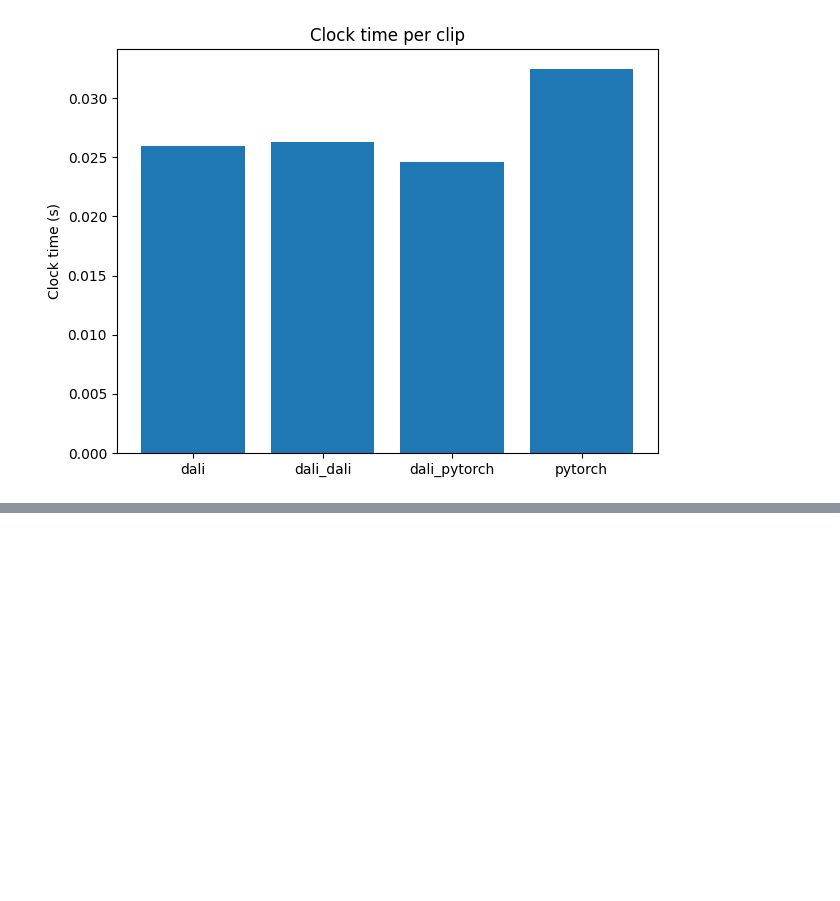
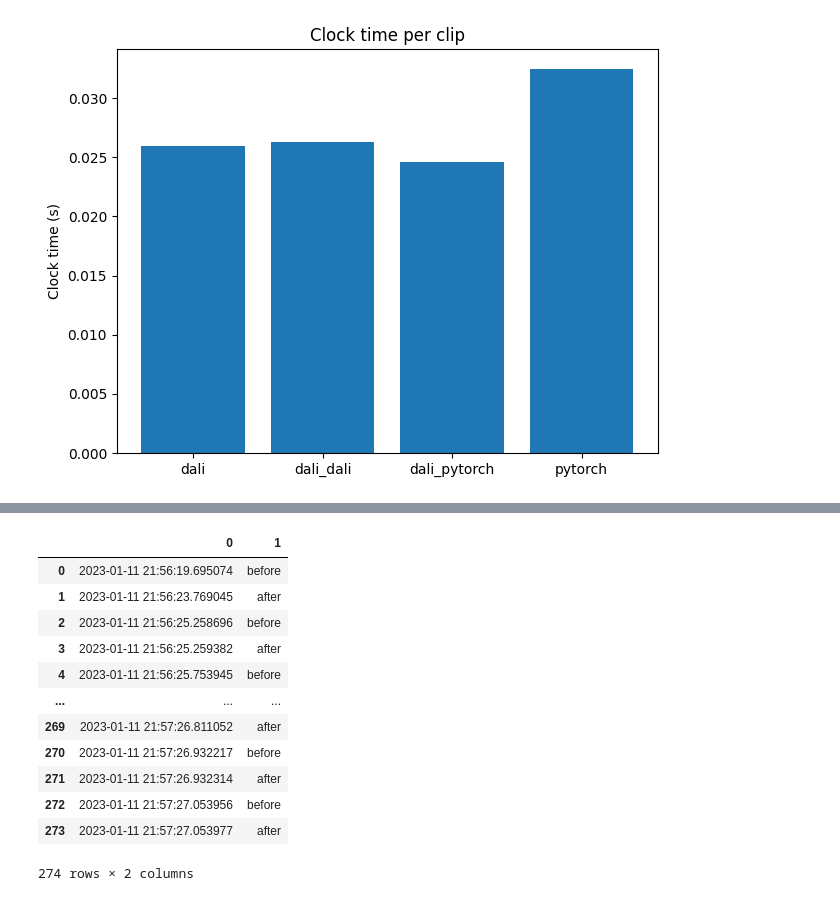
Before and after one commit to kirstenmg/video_processing, a Jupyter notebook: combo_analysis.ipynb, the cells around one changed output, grey strips where cells are left out. Saved outputs shown, nothing was run; the diff lists cells and outputs as text; code cells hidden in the pictures; blank space fills up the shorter version.

```diff
--- a/combo_analysis.ipynb
+++ b/combo_analysis.ipynb
@@ -70,0 +171,16 @@ plt.show()
+# %%
+queue_pull_data
+# %% [output]
+|  | 0 | 1 |
+| 0 | 2023-01-11 21:56:19.695074 | before |
+| 1 | 2023-01-11 21:56:23.769045 | after |
+| 2 | 2023-01-11 21:56:25.258696 | before |
+| 3 | 2023-01-11 21:56:25.259382 | after |
+| 4 | 2023-01-11 21:56:25.753945 | before |
+| ... | ... | ... |
+| 269 | 2023-01-11 21:57:26.811052 | after |
+| 270 | 2023-01-11 21:57:26.932217 | before |
+| 271 | 2023-01-11 21:57:26.932314 | after |
+| 272 | 2023-01-11 21:57:27.053956 | before |
+| 273 | 2023-01-11 21:57:27.053977 | after |
+274 rows × 2 columns
```
Also changed, not shown: parts of 15 cells of this notebook, 10 other files.
